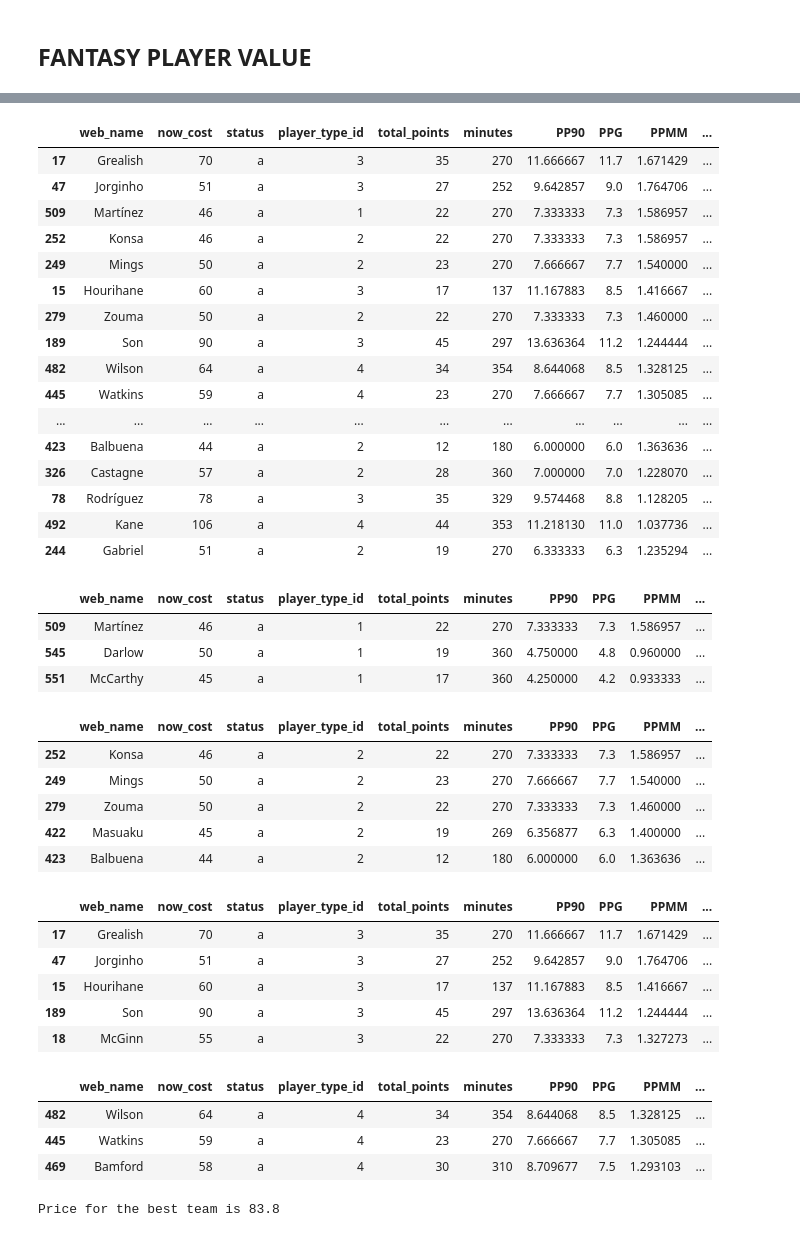
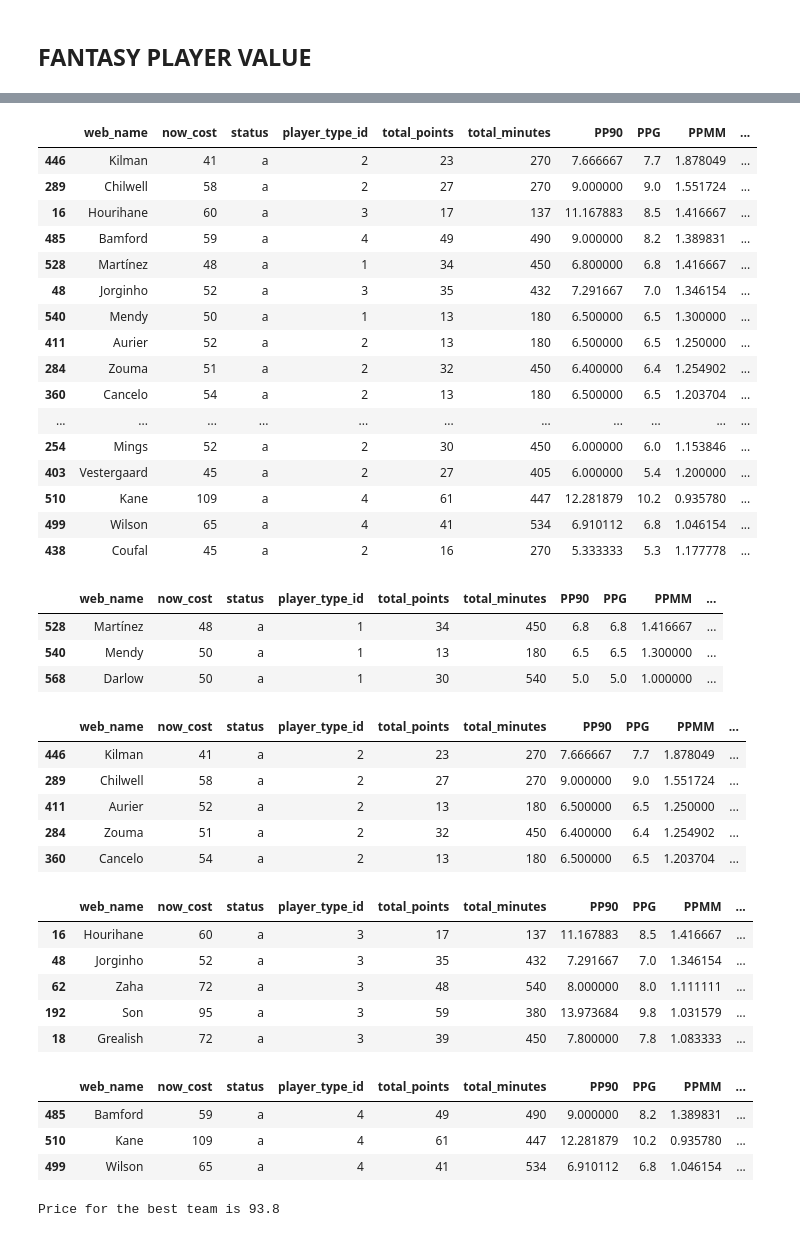
Before and after one commit to DanielSaetre/FPLAnlysis, a Jupyter notebook: 5_player_analysis_future.ipynb, the cells around one changed output, grey strips where cells are left out. Cells and saved outputs as stored; diff of their text form; code cells hidden in the pictures.

```diff
--- a/5_player_analysis_future.ipynb
+++ b/5_player_analysis_future.ipynb
@@ -170,58 +170,58 @@ Index(['chance_of_playing_next_round', 'chance_of_playing_this_round',
        'position_name_short'],
       dtype='object')
 # %%
-top_players = all_players[['web_name' , 'now_cost', 'status' , 'player_type_id', 'total_points' , 'minutes' , 'PP90' , 'PPG' , 'PPMM' , 'VAPM']][all_players['minutes']>100][all_players['status'] != "i"].sort_values(by='VAPM' , ascending = False).head(60)
+top_players = all_players[['web_name' , 'now_cost', 'status' , 'player_type_id', 'total_points' , 'total_minutes' , 'PP90' , 'PPG' , 'PPMM' , 'VAPM']][all_players['total_minutes']>100][all_players['status'] != "i"].sort_values(by='VAPM' , ascending = False).head(60)
 top_players.head(20)
 # %% [output]
-|  | web_name | now_cost | status | player_type_id | total_points | minutes | PP90 | PPG | PPMM | ... |
-| 17 | Grealish | 70 | a | 3 | 35 | 270 | 11.666667 | 11.7 | 1.671429 | ... |
-| 47 | Jorginho | 51 | a | 3 | 27 | 252 | 9.642857 | 9.0 | 1.764706 | ... |
-| 509 | Martínez | 46 | a | 1 | 22 | 270 | 7.333333 | 7.3 | 1.586957 | ... |
-| 252 | Konsa | 46 | a | 2 | 22 | 270 | 7.333333 | 7.3 | 1.586957 | ... |
-| 249 | Mings | 50 | a | 2 | 23 | 270 | 7.666667 | 7.7 | 1.540000 | ... |
-| 15 | Hourihane | 60 | a | 3 | 17 | 137 | 11.167883 | 8.5 | 1.416667 | ... |
-| 279 | Zouma | 50 | a | 2 | 22 | 270 | 7.333333 | 7.3 | 1.460000 | ... |
-| 189 | Son | 90 | a | 3 | 45 | 297 | 13.636364 | 11.2 | 1.244444 | ... |
-| 482 | Wilson | 64 | a | 4 | 34 | 354 | 8.644068 | 8.5 | 1.328125 | ... |
-| 445 | Watkins | 59 | a | 4 | 23 | 270 | 7.666667 | 7.7 | 1.305085 | ... |
+|  | web_name | now_cost | status | player_type_id | total_points | total_minutes | PP90 | PPG | PPMM | ... |
+| 446 | Kilman | 41 | a | 2 | 23 | 270 | 7.666667 | 7.7 | 1.878049 | ... |
+| 289 | Chilwell | 58 | a | 2 | 27 | 270 | 9.000000 | 9.0 | 1.551724 | ... |
+| 16 | Hourihane | 60 | a | 3 | 17 | 137 | 11.167883 | 8.5 | 1.416667 | ... |
+| 485 | Bamford | 59 | a | 4 | 49 | 490 | 9.000000 | 8.2 | 1.389831 | ... |
+| 528 | Martínez | 48 | a | 1 | 34 | 450 | 6.800000 | 6.8 | 1.416667 | ... |
+| 48 | Jorginho | 52 | a | 3 | 35 | 432 | 7.291667 | 7.0 | 1.346154 | ... |
+| 540 | Mendy | 50 | a | 1 | 13 | 180 | 6.500000 | 6.5 | 1.300000 | ... |
+| 411 | Aurier | 52 | a | 2 | 13 | 180 | 6.500000 | 6.5 | 1.250000 | ... |
+| 284 | Zouma | 51 | a | 2 | 32 | 450 | 6.400000 | 6.4 | 1.254902 | ... |
+| 360 | Cancelo | 54 | a | 2 | 13 | 180 | 6.500000 | 6.5 | 1.203704 | ... |
 | ... | ... | ... | ... | ... | ... | ... | ... | ... | ... | ... |
-| 423 | Balbuena | 44 | a | 2 | 12 | 180 | 6.000000 | 6.0 | 1.363636 | ... |
-| 326 | Castagne | 57 | a | 2 | 28 | 360 | 7.000000 | 7.0 | 1.228070 | ... |
-| 78 | Rodríguez | 78 | a | 3 | 35 | 329 | 9.574468 | 8.8 | 1.128205 | ... |
-| 492 | Kane | 106 | a | 4 | 44 | 353 | 11.218130 | 11.0 | 1.037736 | ... |
-| 244 | Gabriel | 51 | a | 2 | 19 | 270 | 6.333333 | 6.3 | 1.235294 | ... |
+| 254 | Mings | 52 | a | 2 | 30 | 450 | 6.000000 | 6.0 | 1.153846 | ... |
+| 403 | Vestergaard | 45 | a | 2 | 27 | 405 | 6.000000 | 5.4 | 1.200000 | ... |
+| 510 | Kane | 109 | a | 4 | 61 | 447 | 12.281879 | 10.2 | 0.935780 | ... |
+| 499 | Wilson | 65 | a | 4 | 41 | 534 | 6.910112 | 6.8 | 1.046154 | ... |
+| 438 | Coufal | 45 | a | 2 | 16 | 270 | 5.333333 | 5.3 | 1.177778 | ... |
 # %%
 top_players[top_players['player_type_id'] == 1].head(3)
 # %% [output]
-|  | web_name | now_cost | status | player_type_id | total_points | minutes | PP90 | PPG | PPMM | ... |
-| 509 | Martínez | 46 | a | 1 | 22 | 270 | 7.333333 | 7.3 | 1.586957 | ... |
-| 545 | Darlow | 50 | a | 1 | 19 | 360 | 4.750000 | 4.8 | 0.960000 | ... |
-| 551 | McCarthy | 45 | a | 1 | 17 | 360 | 4.250000 | 4.2 | 0.933333 | ... |
+|  | web_name | now_cost | status | player_type_id | total_points | total_minutes | PP90 | PPG | PPMM | ... |
+| 528 | Martínez | 48 | a | 1 | 34 | 450 | 6.8 | 6.8 | 1.416667 | ... |
+| 540 | Mendy | 50 | a | 1 | 13 | 180 | 6.5 | 6.5 | 1.300000 | ... |
+| 568 | Darlow | 50 | a | 1 | 30 | 540 | 5.0 | 5.0 | 1.000000 | ... |
 # %%
 top_players[top_players['player_type_id'] == 2].head(5)
 # %% [output]
-|  | web_name | now_cost | status | player_type_id | total_points | minutes | PP90 | PPG | PPMM | ... |
-| 252 | Konsa | 46 | a | 2 | 22 | 270 | 7.333333 | 7.3 | 1.586957 | ... |
-| 249 | Mings | 50 | a | 2 | 23 | 270 | 7.666667 | 7.7 | 1.540000 | ... |
-| 279 | Zouma | 50 | a | 2 | 22 | 270 | 7.333333 | 7.3 | 1.460000 | ... |
-| 422 | Masuaku | 45 | a | 2 | 19 | 269 | 6.356877 | 6.3 | 1.400000 | ... |
-| 423 | Balbuena | 44 | a | 2 | 12 | 180 | 6.000000 | 6.0 | 1.363636 | ... |
+|  | web_name | now_cost | status | player_type_id | total_points | total_minutes | PP90 | PPG | PPMM | ... |
+| 446 | Kilman | 41 | a | 2 | 23 | 270 | 7.666667 | 7.7 | 1.878049 | ... |
+| 289 | Chilwell | 58 | a | 2 | 27 | 270 | 9.000000 | 9.0 | 1.551724 | ... |
+| 411 | Aurier | 52 | a | 2 | 13 | 180 | 6.500000 | 6.5 | 1.250000 | ... |
+| 284 | Zouma | 51 | a | 2 | 32 | 450 | 6.400000 | 6.4 | 1.254902 | ... |
+| 360 | Cancelo | 54 | a | 2 | 13 | 180 | 6.500000 | 6.5 | 1.203704 | ... |
 # %%
 top_players[top_players['player_type_id'] == 3].head(5)
 # %% [output]
-|  | web_name | now_cost | status | player_type_id | total_points | minutes | PP90 | PPG | PPMM | ... |
-| 17 | Grealish | 70 | a | 3 | 35 | 270 | 11.666667 | 11.7 | 1.671429 | ... |
-| 47 | Jorginho | 51 | a | 3 | 27 | 252 | 9.642857 | 9.0 | 1.764706 | ... |
-| 15 | Hourihane | 60 | a | 3 | 17 | 137 | 11.167883 | 8.5 | 1.416667 | ... |
-| 189 | Son | 90 | a | 3 | 45 | 297 | 13.636364 | 11.2 | 1.244444 | ... |
-| 18 | McGinn | 55 | a | 3 | 22 | 270 | 7.333333 | 7.3 | 1.327273 | ... |
+|  | web_name | now_cost | status | player_type_id | total_points | total_minutes | PP90 | PPG | PPMM | ... |
+| 16 | Hourihane | 60 | a | 3 | 17 | 137 | 11.167883 | 8.5 | 1.416667 | ... |
+| 48 | Jorginho | 52 | a | 3 | 35 | 432 | 7.291667 | 7.0 | 1.346154 | ... |
+| 62 | Zaha | 72 | a | 3 | 48 | 540 | 8.000000 | 8.0 | 1.111111 | ... |
+| 192 | Son | 95 | a | 3 | 59 | 380 | 13.973684 | 9.8 | 1.031579 | ... |
+| 18 | Grealish | 72 | a | 3 | 39 | 450 | 7.800000 | 7.8 | 1.083333 | ... |
 # %%
 top_players[top_players['player_type_id'] == 4].head(3)
 # %% [output]
-|  | web_name | now_cost | status | player_type_id | total_points | minutes | PP90 | PPG | PPMM | ... |
-| 482 | Wilson | 64 | a | 4 | 34 | 354 | 8.644068 | 8.5 | 1.328125 | ... |
-| 445 | Watkins | 59 | a | 4 | 23 | 270 | 7.666667 | 7.7 | 1.305085 | ... |
-| 469 | Bamford | 58 | a | 4 | 30 | 310 | 8.709677 | 7.5 | 1.293103 | ... |
+|  | web_name | now_cost | status | player_type_id | total_points | total_minutes | PP90 | PPG | PPMM | ... |
+| 485 | Bamford | 59 | a | 4 | 49 | 490 | 9.000000 | 8.2 | 1.389831 | ... |
+| 510 | Kane | 109 | a | 4 | 61 | 447 | 12.281879 | 10.2 | 0.935780 | ... |
+| 499 | Wilson | 65 | a | 4 | 41 | 534 | 6.910112 | 6.8 | 1.046154 | ... |
 # %%
 price_gk = top_players['now_cost'][top_players['player_type_id'] == 1].head(2).sum()
 price_def = top_players['now_cost'][top_players['player_type_id'] == 2].head(5).sum()
@@ -232,7 +232,7 @@ price_fwd = top_players['now_cost'][top_players['player_type_id'] == 4].head(3).
 team_cost = price_gk + price_def + price_mid + price_fwd
 print("Price for the best team is " + str(np.divide(team_cost,10)))
 # %% [output]
-Price for the best team is 83.8
+Price for the best team is 93.8
 # %%
 def player_value():
 
```
Also changed, not shown: parts of 4 cells of this notebook, 40 other files.
